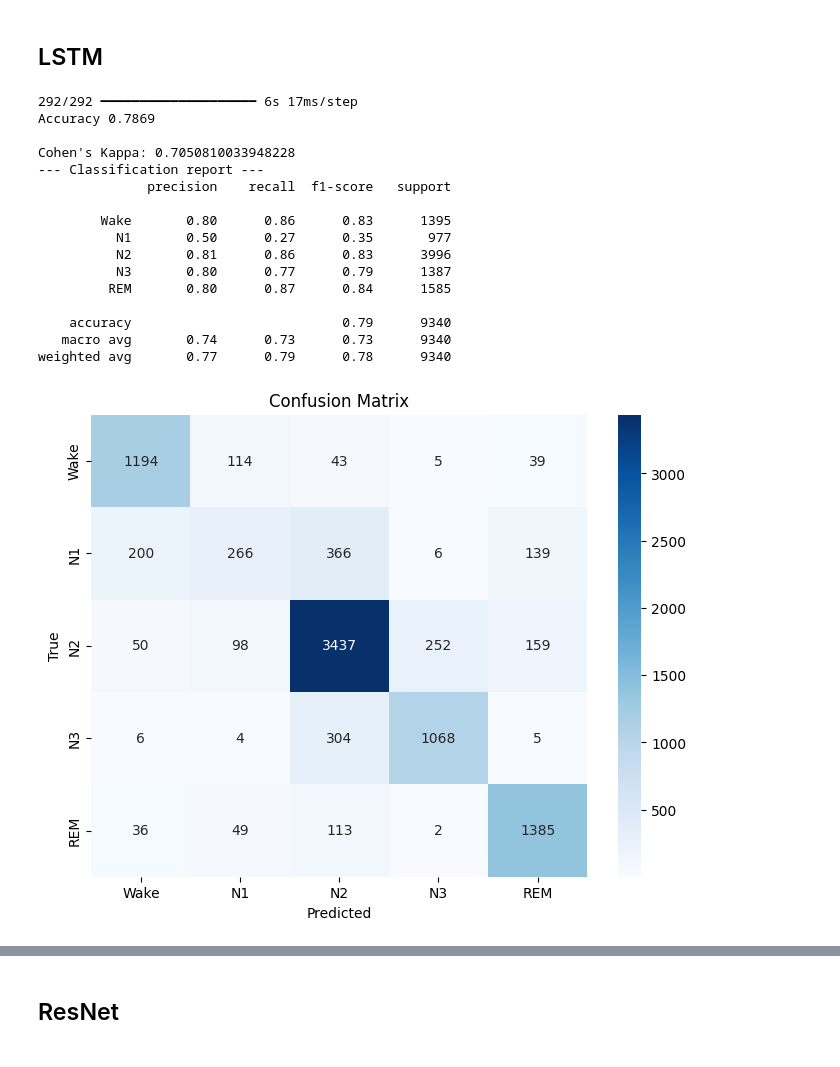
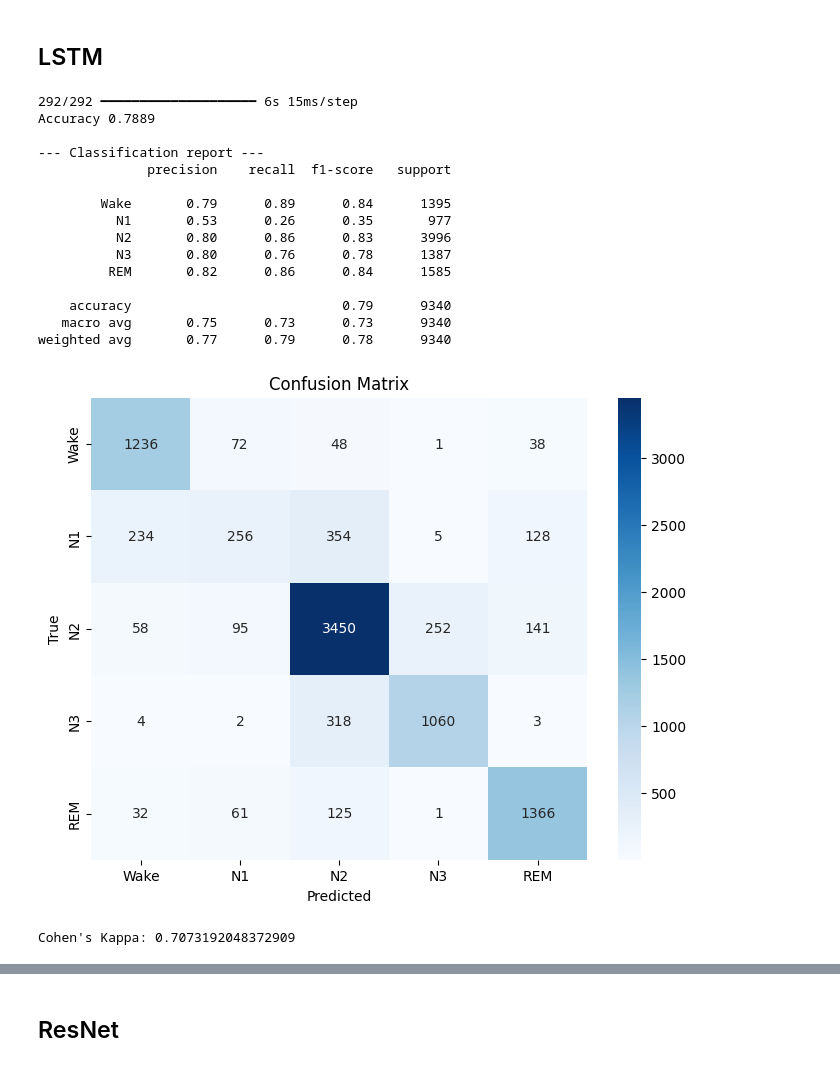
Before and after one commit to CarmenTheodoraCraciun/Sleep-Quality-Based-EEG-Signals, a Jupyter notebook: Testing.ipynb, the cells around one changed output, grey strips where cells are left out. Drawn from its saved outputs; the diff is of its cells as text; code cells hidden in the pictures.

```diff
--- a/Testing.ipynb
+++ b/Testing.ipynb
@@ -315,35 +300,48 @@ weighted avg       0.77      0.78      0.77     48330
 # %% [markdown]
 ## LSTM
-# %%
-lstm_model = load_model(
-    model_paths['LSTM'],
-    custom_objects={
-        "se_feature_attention": se_feature_attention,
-        "focal_loss": focal_loss
-    },
-    compile=False
-)
-
-y_proba_lstm = lstm_model.predict(X_test_seq)
-y_pred_test_lstm = y_proba_lstm.argmax(axis=1)
-
-acc, kappa = evaluate_model(y_test_seq, y_pred_test_lstm)
-result_vals['LSTM']= [acc, kappa]
-# %% [output]
-292/292 ━━━━━━━━━━━━━━━━━━━━ 6s 17ms/step
-Accuracy 0.7869
-
-Cohen's Kappa: 0.7050810033948228
---- Classification report ---
-              precision    recall  f1-score   support
-
-        Wake       0.80      0.86      0.83      1395
-          N1       0.50      0.27      0.35       977
-          N2       0.81      0.86      0.83      3996
-          N3       0.80      0.77      0.79      1387
-         REM       0.80      0.87      0.84      1585
-
-    accuracy                           0.79      9340
-   macro avg       0.74      0.73      0.73      9340
-weighted avg       0.77      0.79      0.78      9340
-[figure, removed]
+# %%
+mask = (results['name'] == 'LSTM')
+lstm_model = load_model(
+    results.loc[mask,'path'].values[0],
+    custom_objects={
+        "se_feature_attention": utils.se_feature_attention,
+        "focal_loss": utils.focal_loss
+    },
+    compile=False
+)
+
+y_proba_lstm = lstm_model.predict(X_test_seq)
+y_pred_test_lstm = y_proba_lstm.argmax(axis=1)
+
+results.loc[mask,'test_acc'], results.loc[mask,'test_kappa'] = utils.evaluate_model(y_test_seq, y_pred_test_lstm)
+
+# Compute ROC
+fpr, tpr, roc_auc = compute_roc_df(y_test_seq, y_proba_lstm)
+results.loc[mask, "roc_fpr"] = [fpr]
+results.loc[mask, "roc_tpr"] = [tpr]
+results.loc[mask, "roc_auc"] = [roc_auc]
+
+plot_model(
+    lstm_model,
+    to_file="architecture_lstm.png",
+    show_shapes=True,
+    show_layer_names=True
+)
+# %% [output]
+292/292 ━━━━━━━━━━━━━━━━━━━━ 6s 15ms/step
+Accuracy 0.7889
+
+--- Classification report ---
+              precision    recall  f1-score   support
+
+        Wake       0.79      0.89      0.84      1395
+          N1       0.53      0.26      0.35       977
+          N2       0.80      0.86      0.83      3996
+          N3       0.80      0.76      0.78      1387
+         REM       0.82      0.86      0.84      1585
+
+    accuracy                           0.79      9340
+   macro avg       0.75      0.73      0.73      9340
+weighted avg       0.77      0.79      0.78      9340
+[figure, added]
+Cohen's Kappa: 0.7073192048372909
```
Also changed, not shown: parts of 45 cells of this notebook, 21 other files.
